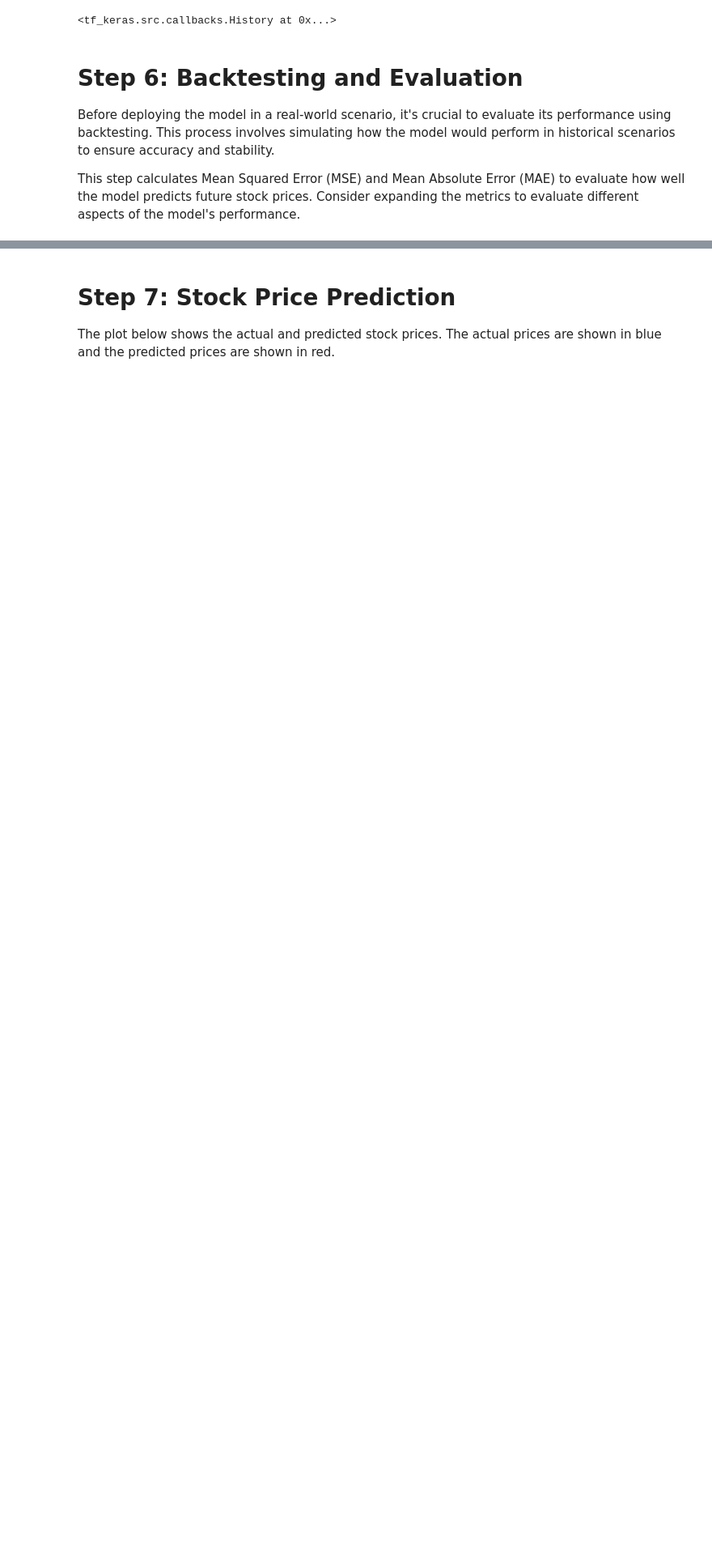
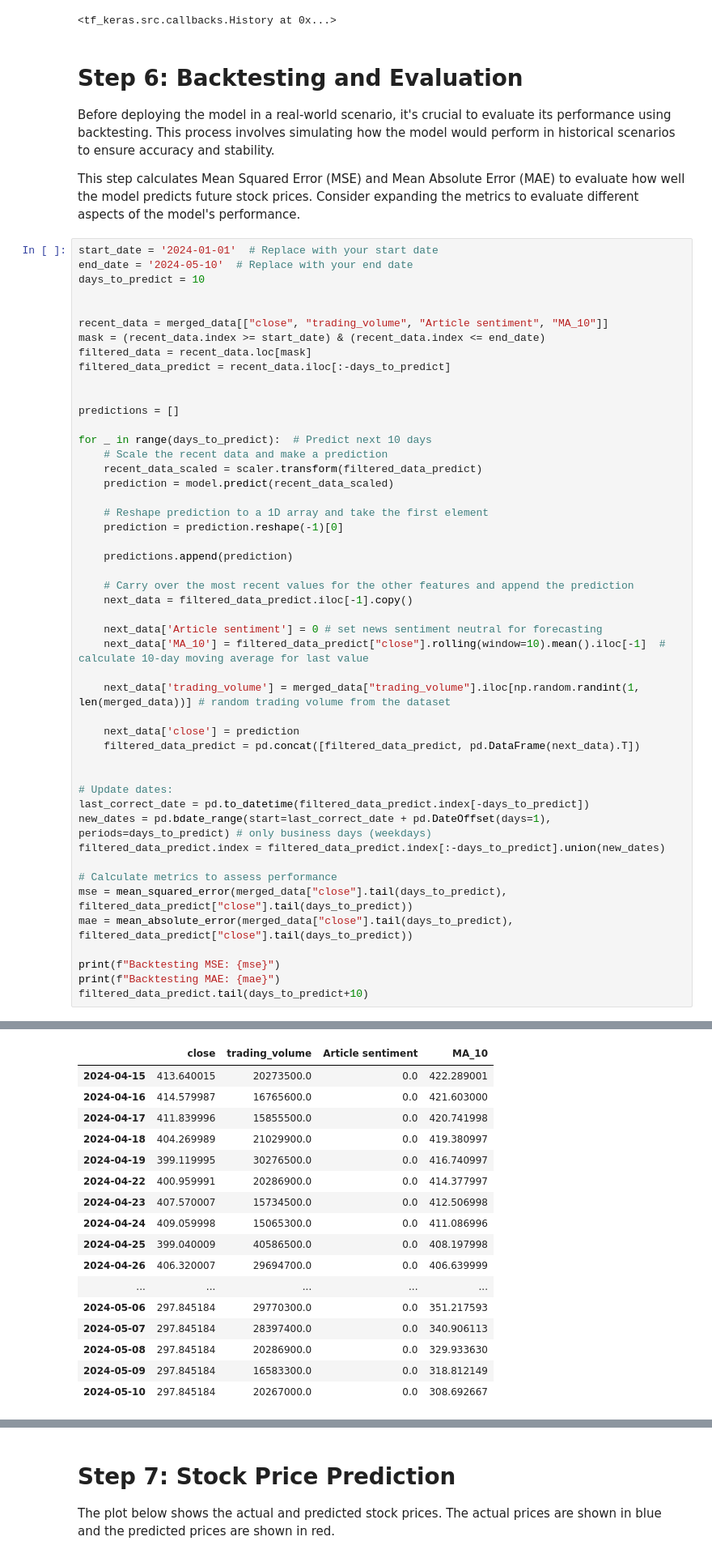
Before and after one commit to reioskr/stocksAI, a Jupyter notebook: sandbox.ipynb, the cells around one changed output, grey strips where cells are left out. Shown at 81% size. Cells and saved outputs as stored; diff of their text form; blank space fills up the shorter version.

```diff
--- a/sandbox.ipynb
+++ b/sandbox.ipynb
@@ -279,3 +318,52 @@ Epoch 10/10
 Before deploying the model in a real-world scenario, it's crucial to evaluate its performance using backtesting. This process involves simulating how the model would perform in historical scenarios to ensure accuracy and stability.
 
 This step calculates Mean Squared Error (MSE) and Mean Absolute Error (MAE) to evaluate how well the model predicts future stock prices. Consider expanding the metrics to evaluate different aspects of the model's performance.
+# %%
+start_date = '2024-01-01'  # Replace with your start date
+end_date = '2024-05-10'  # Replace with your end date
+days_to_predict = 10
+
+
+recent_data = merged_data[["close", "trading_volume", "Article sentiment", "MA_10"]]
+mask = (recent_data.index >= start_date) & (recent_data.index <= end_date)
+filtered_data = recent_data.loc[mask]
+filtered_data_predict = recent_data.iloc[:-days_to_predict]
+
+
+predictions = []
+
+for _ in range(days_to_predict):  # Predict next 10 days
+    # Scale the recent data and make a prediction
+    recent_data_scaled = scaler.transform(filtered_data_predict)
+    prediction = model.predict(recent_data_scaled)
+
+    # Reshape prediction to a 1D array and take the first element
+    prediction = prediction.reshape(-1)[0]
+
+    predictions.append(prediction)
+
+    # Carry over the most recent values for the other features and append the prediction
+    next_data = filtered_data_predict.iloc[-1].copy()
+
+    next_data['Article sentiment'] = 0 # set news sentiment neutral for forecasting
+    next_data['MA_10'] = filtered_data_predict["close"].rolling(window=10).mean().iloc[-1]  # calculate 10-day moving average for last value
+
+    next_data['trading_volume'] = merged_data["trading_volume"].iloc[np.random.randint(1, len(merged_data))] # random trading volume from the dataset
+
+    next_data['close'] = prediction
+    filtered_data_predict = pd.concat([filtered_data_predict, pd.DataFrame(next_data).T])
+
+
+# Update dates:
+last_correct_date = pd.to_datetime(filtered_data_predict.index[-days_to_predict])
+new_dates = pd.bdate_range(start=last_correct_date + pd.DateOffset(days=1), periods=days_to_predict) # only business days (weekdays)
+filtered_data_predict.index = filtered_data_predict.index[:-days_to_predict].union(new_dates)
+
+# Calculate metrics to assess performance
+mse = mean_squared_error(merged_data["close"].tail(days_to_predict), filtered_data_predict["close"].tail(days_to_predict))
+mae = mean_absolute_error(merged_data["close"].tail(days_to_predict), filtered_data_predict["close"].tail(days_to_predict))
+
+print(f"Backtesting MSE: {mse}")
+print(f"Backtesting MAE: {mae}")
+filtered_data_predict.tail(days_to_predict+10)
+# %% [output]
@@ -281,0 +382,17 @@ This step calculates Mean Squared Error (MSE) and Mean Absolute Error (MAE) to e
+|  | close | trading_volume | Article sentiment | MA_10 |
+| 2024-04-15 | 413.640015 | 20273500.0 | 0.0 | 422.289001 |
+| 2024-04-16 | 414.579987 | 16765600.0 | 0.0 | 421.603000 |
+| 2024-04-17 | 411.839996 | 15855500.0 | 0.0 | 420.741998 |
+| 2024-04-18 | 404.269989 | 21029900.0 | 0.0 | 419.380997 |
+| 2024-04-19 | 399.119995 | 30276500.0 | 0.0 | 416.740997 |
+| 2024-04-22 | 400.959991 | 20286900.0 | 0.0 | 414.377997 |
+| 2024-04-23 | 407.570007 | 15734500.0 | 0.0 | 412.506998 |
+| 2024-04-24 | 409.059998 | 15065300.0 | 0.0 | 411.086996 |
+| 2024-04-25 | 399.040009 | 40586500.0 | 0.0 | 408.197998 |
+| 2024-04-26 | 406.320007 | 29694700.0 | 0.0 | 406.639999 |
+| ... | ... | ... | ... | ... |
+| 2024-05-06 | 297.845184 | 29770300.0 | 0.0 | 351.217593 |
+| 2024-05-07 | 297.845184 | 28397400.0 | 0.0 | 340.906113 |
+| 2024-05-08 | 297.845184 | 20286900.0 | 0.0 | 329.933630 |
+| 2024-05-09 | 297.845184 | 16583300.0 | 0.0 | 318.812149 |
+| 2024-05-10 | 297.845184 | 20267000.0 | 0.0 | 308.692667 |
```
Also changed, not shown: parts of 20 cells of this notebook.
